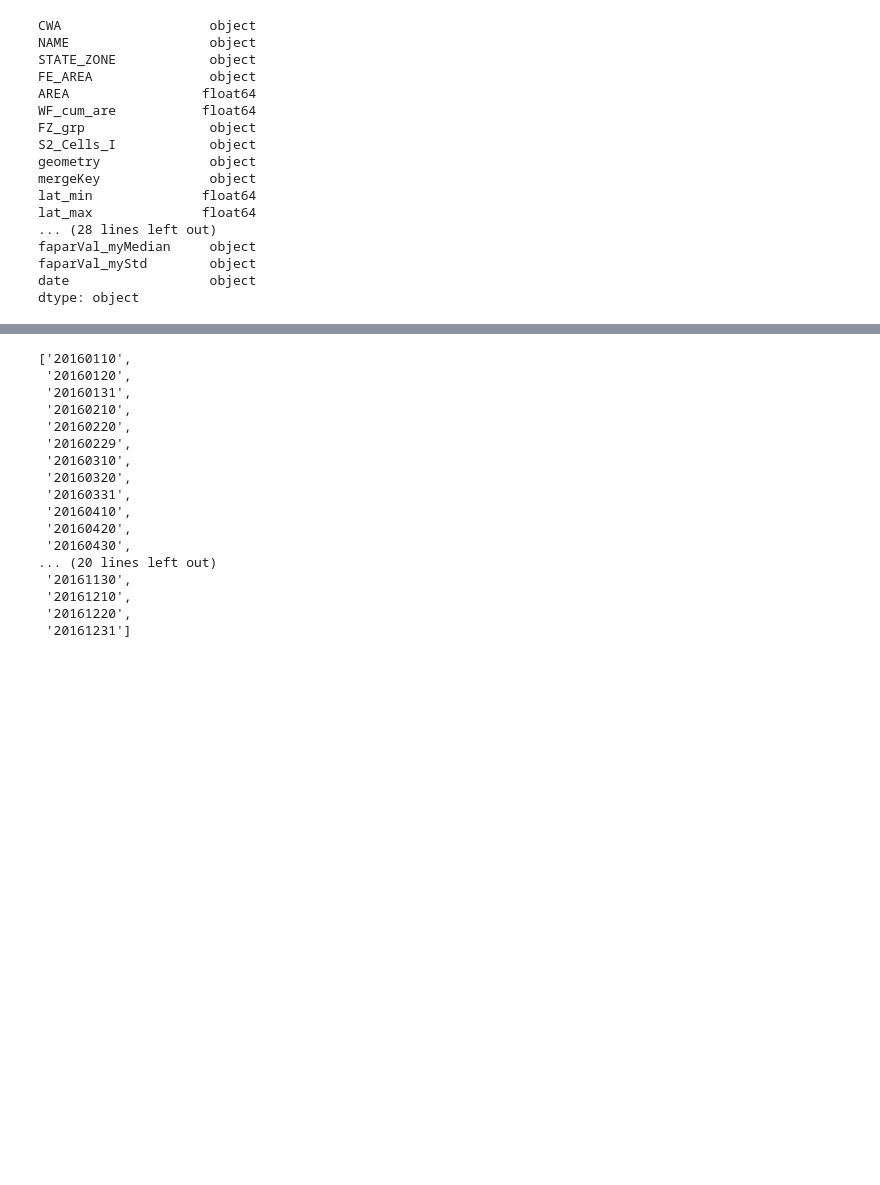
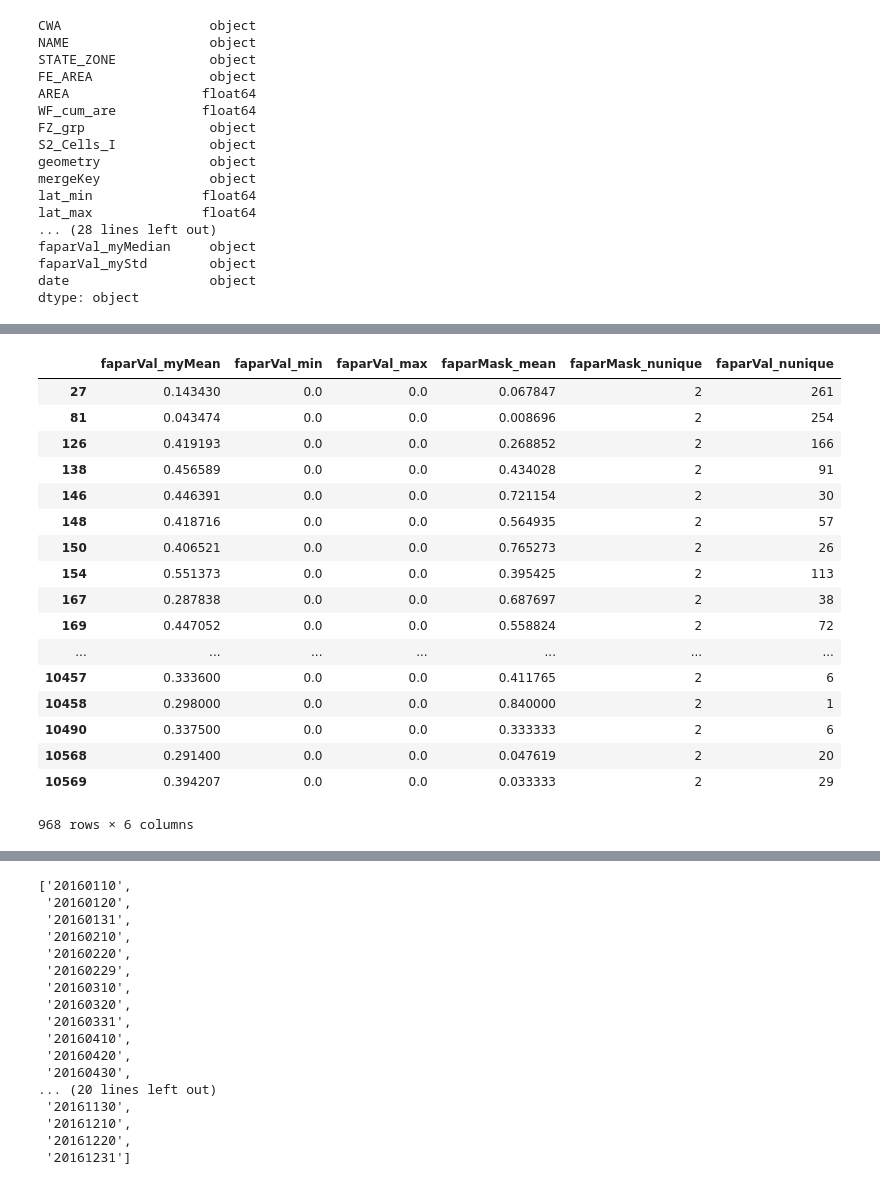
Before and after one commit to jayzuniga/w210_Wildfire, a Jupyter notebook: sat_process/reprocess satdata.ipynb, the cells around one changed output, grey strips where cells are left out. Cells and saved outputs as stored; diff of their text form; code cells hidden in the pictures; blank space fills up the shorter version.

```diff
--- a/sat_process/reprocess satdata.ipynb
+++ b/sat_process/reprocess satdata.ipynb
@@ -1113,0 +1125,21 @@ dtype: object
+# %%
+df2[df2['faparVal_max']==0][['faparVal_myMean', 'faparVal_min','faparVal_max', 'faparMask_mean','faparMask_nunique', 'faparVal_nunique']]
+# %% [output]
+|  | faparVal_myMean | faparVal_min | faparVal_max | faparMask_mean | faparMask_nunique | faparVal_nunique |
+| 27 | 0.143430 | 0.0 | 0.0 | 0.067847 | 2 | 261 |
+| 81 | 0.043474 | 0.0 | 0.0 | 0.008696 | 2 | 254 |
+| 126 | 0.419193 | 0.0 | 0.0 | 0.268852 | 2 | 166 |
+| 138 | 0.456589 | 0.0 | 0.0 | 0.434028 | 2 | 91 |
+| 146 | 0.446391 | 0.0 | 0.0 | 0.721154 | 2 | 30 |
+| 148 | 0.418716 | 0.0 | 0.0 | 0.564935 | 2 | 57 |
+| 150 | 0.406521 | 0.0 | 0.0 | 0.765273 | 2 | 26 |
+| 154 | 0.551373 | 0.0 | 0.0 | 0.395425 | 2 | 113 |
+| 167 | 0.287838 | 0.0 | 0.0 | 0.687697 | 2 | 38 |
+| 169 | 0.447052 | 0.0 | 0.0 | 0.558824 | 2 | 72 |
+| ... | ... | ... | ... | ... | ... | ... |
+| 10457 | 0.333600 | 0.0 | 0.0 | 0.411765 | 2 | 6 |
+| 10458 | 0.298000 | 0.0 | 0.0 | 0.840000 | 2 | 1 |
+| 10490 | 0.337500 | 0.0 | 0.0 | 0.333333 | 2 | 6 |
+| 10568 | 0.291400 | 0.0 | 0.0 | 0.047619 | 2 | 20 |
+| 10569 | 0.394207 | 0.0 | 0.0 | 0.033333 | 2 | 29 |
+968 rows × 6 columns
```
Also changed, not shown: parts of 34 cells of this notebook, 4 other files.
